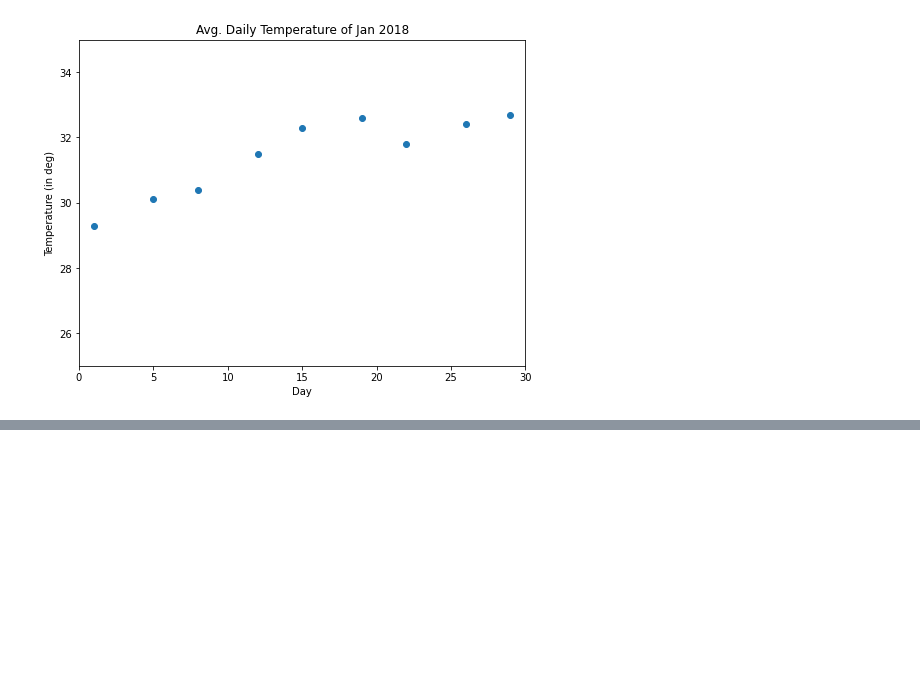
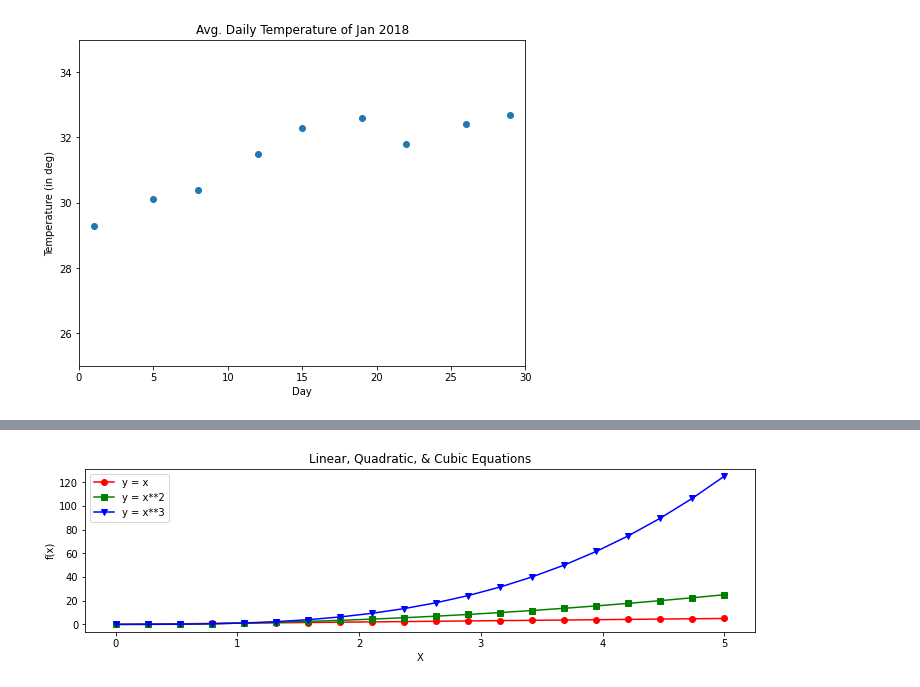
Before and after one commit to vvtrip/ml_manifestations, a Jupyter notebook: 7_tools/9_matplotlib.ipynb, the cells around one changed output, grey strips where cells are left out. Cells and saved outputs as stored; diff of their text form; code cells hidden in the pictures; blank space fills up the shorter version.

```diff
--- a/7_tools/9_matplotlib.ipynb
+++ b/7_tools/9_matplotlib.ipynb
@@ -266,0 +291,18 @@ plt.show()
+# %%
+fig = plt.figure(figsize=(12,3))
+ax = fig.add_subplot(111)
+x = np.linspace(0,5,20)
+y1 = x
+y2 = x**2
+y3 = x**3
+ax.plot(x, y1, color='red', marker='o', label='y = x')
+ax.plot(x, y2, color='green', marker='s', label='y = x**2')
+ax.plot(x, y3, color='blue', marker='v', label='y = x**3')
+ax.set_xlabel('X')
+ax.set_ylabel('f(x)')
+ax.set_title('Linear, Quadratic, & Cubic Equations')
+
+ax.legend()
+plt.show()
+# %% [output]
+[figure, added]
```
Also changed, not shown: parts of 2 cells of this notebook.
